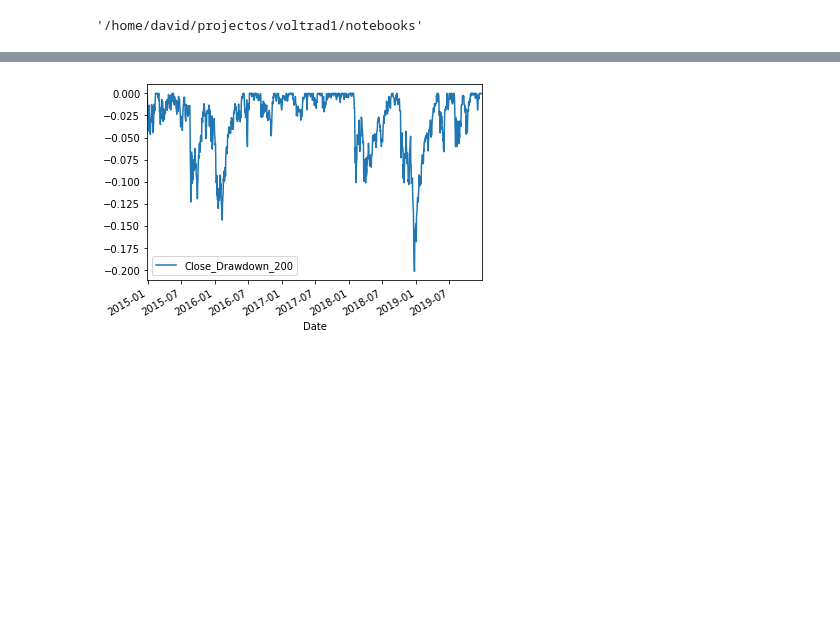
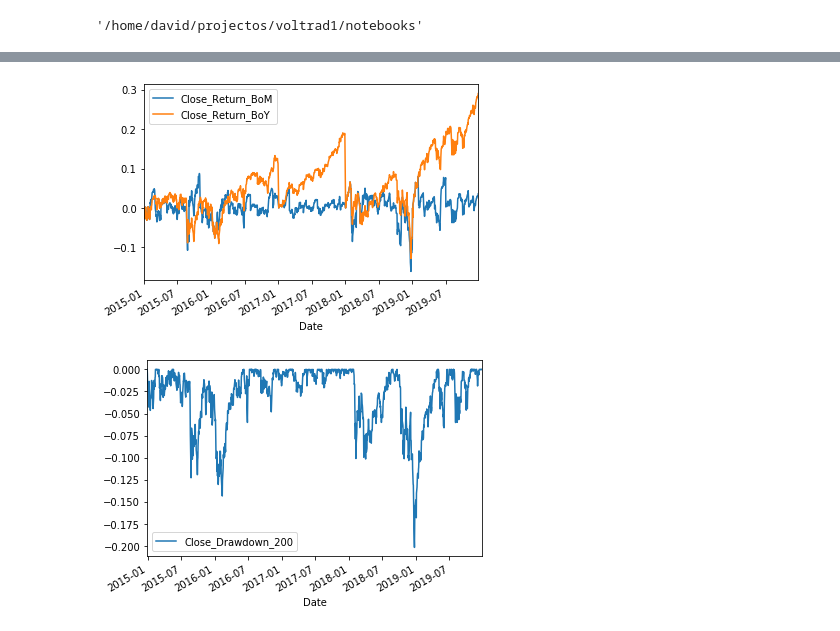
Before and after one commit to OZ-T/voltrad1, a Jupyter notebook: notebooks/Analytics.ipynb, the cells around one changed output, grey strips where cells are left out. Drawn from its saved outputs; the diff is of its cells as text; code cells hidden in the pictures; blank space fills up the shorter version.

Commit message:
VOL-15 developing indicators drawdown returnTD etc

```diff
--- a/notebooks/Analytics.ipynb
+++ b/notebooks/Analytics.ipynb
@@ -68,6 +123,7 @@ import core.analytics_methods as an
 df= pp.get_yahoo_underlying_dataframe(symbols=["SPY"])
 an.drawdown(period=200,df=df,symbol="Close")
 an.ReturnsTD(df=df,symbol="Close")
+df[['Close_Return_BoM','Close_Return_BoY']].plot()
 df[['Close_Drawdown_200']].plot()
-df.to_excel("out2.xlsx")
+#df.to_excel("out2.xlsx")
 # %% [output]
@@ -75,4 +131,5 @@ df.to_excel("out2.xlsx")
-[figure, old version]
+[figure, new version]
+[figure, added]
 # %%
 from datetime import date, timedelta
 
```
Also changed, not shown: parts of 3 cells of this notebook, 4 other files.
